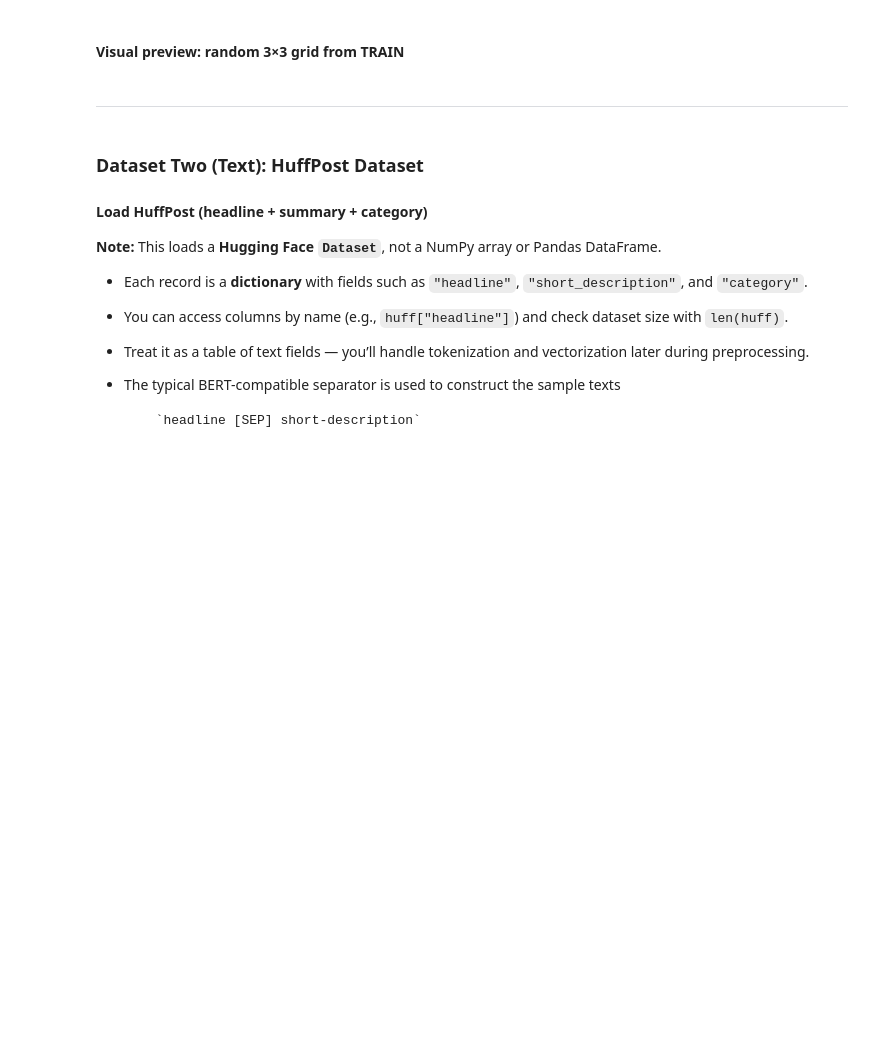
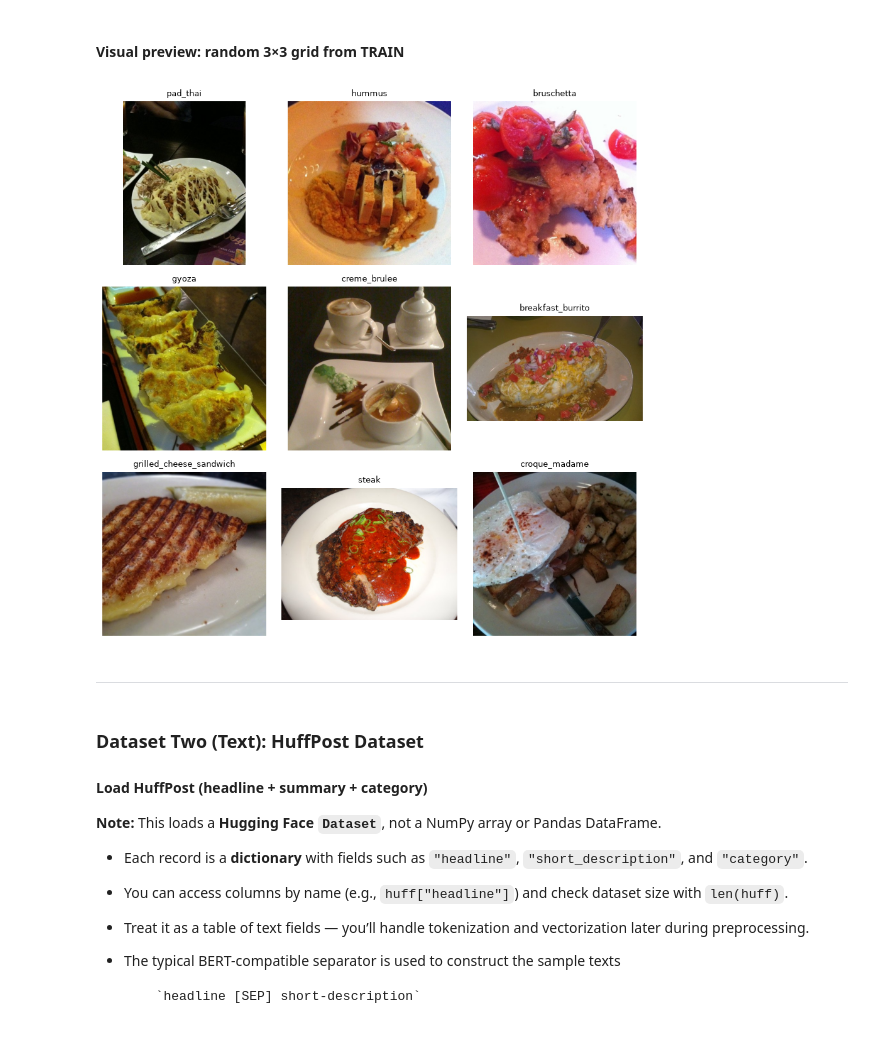
Before and after one commit to veniola/DX703-Assignments, a Jupyter notebook: Final_Project_Milestone.ipynb, the cells around one changed output. Drawn from its saved outputs; the diff is of its cells as text; code cells hidden in the pictures; blank space fills up the shorter version.

```diff
--- a/Final_Project_Milestone.ipynb
+++ b/Final_Project_Milestone.ipynb
@@ -158,17 +223,19 @@ for i in range(3):
 # %% [markdown]
 #### **Visual preview: random 3×3 grid from TRAIN**
 # %%
-n, cols, seed = 9, 3, 42
-idxs = random.Random(seed).sample(range(len(food_all)), n)
-rows = math.ceil(n/cols)
+# n, cols, seed = 9, 3, 42
+# idxs = random.Random(seed).sample(range(len(food_all)), n)
+# rows = math.ceil(n/cols)
 
-plt.figure(figsize=(3*cols, 3*rows))
-for i, idx in enumerate(idxs, 1):
-    ex = food_all[idx]
-    plt.subplot(rows, cols, i)
-    plt.imshow(ex["image"]); plt.axis("off")
-    plt.title(food_label_names[ex[label_col]], fontsize=9)
-plt.tight_layout(); plt.show()
+# plt.figure(figsize=(3*cols, 3*rows))
+# for i, idx in enumerate(idxs, 1):
+#     ex = food_all[idx]
+#     plt.subplot(rows, cols, i)
+#     plt.imshow(ex["image"]); plt.axis("off")
+#     plt.title(food_label_names[ex[label_col]], fontsize=9)
+# plt.tight_layout(); plt.show()
+# %% [output]
+[figure, added]
 # %% [markdown]
 ---
 # %% [markdown]
```
Also changed, not shown: parts of 18 cells of this notebook.
